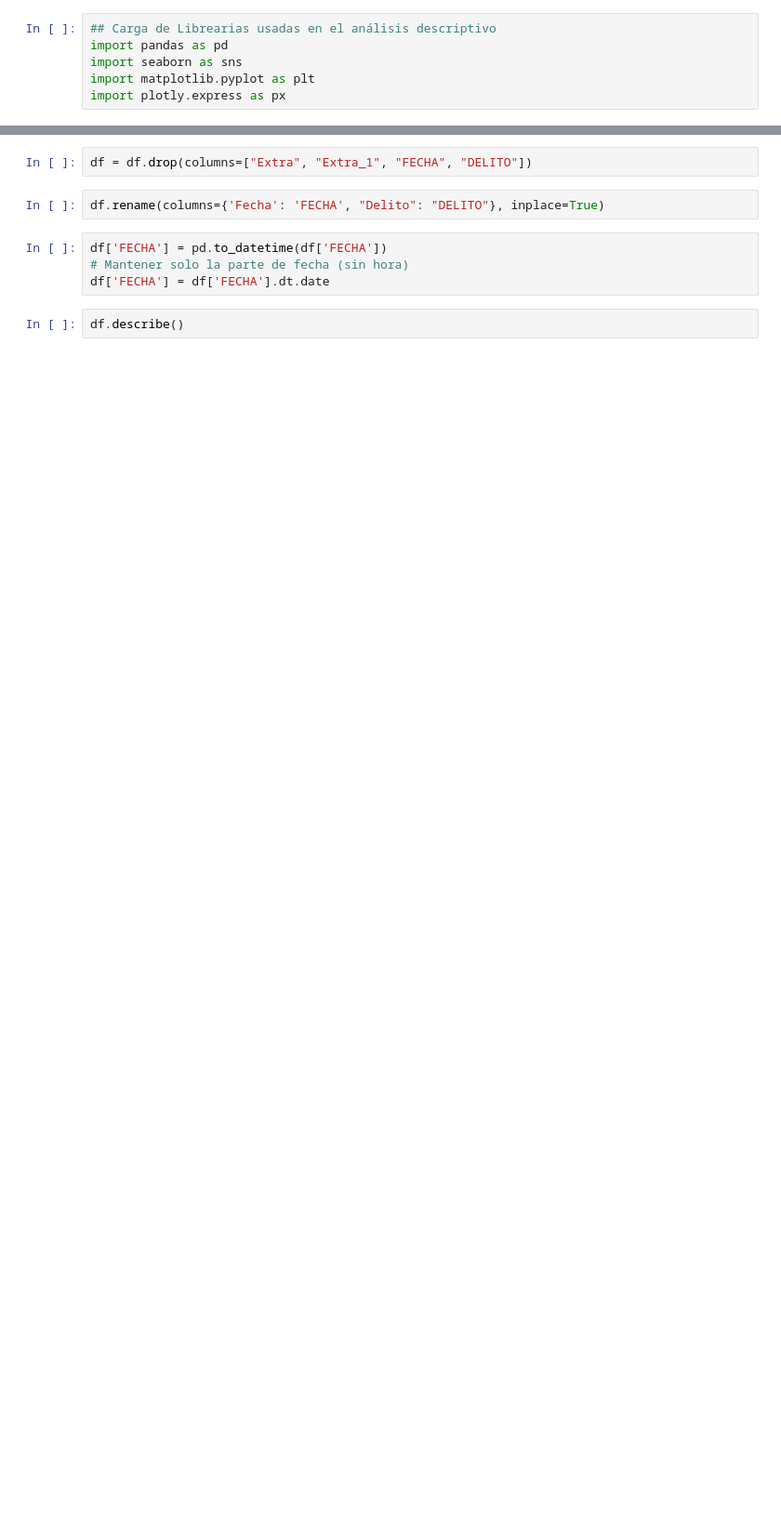
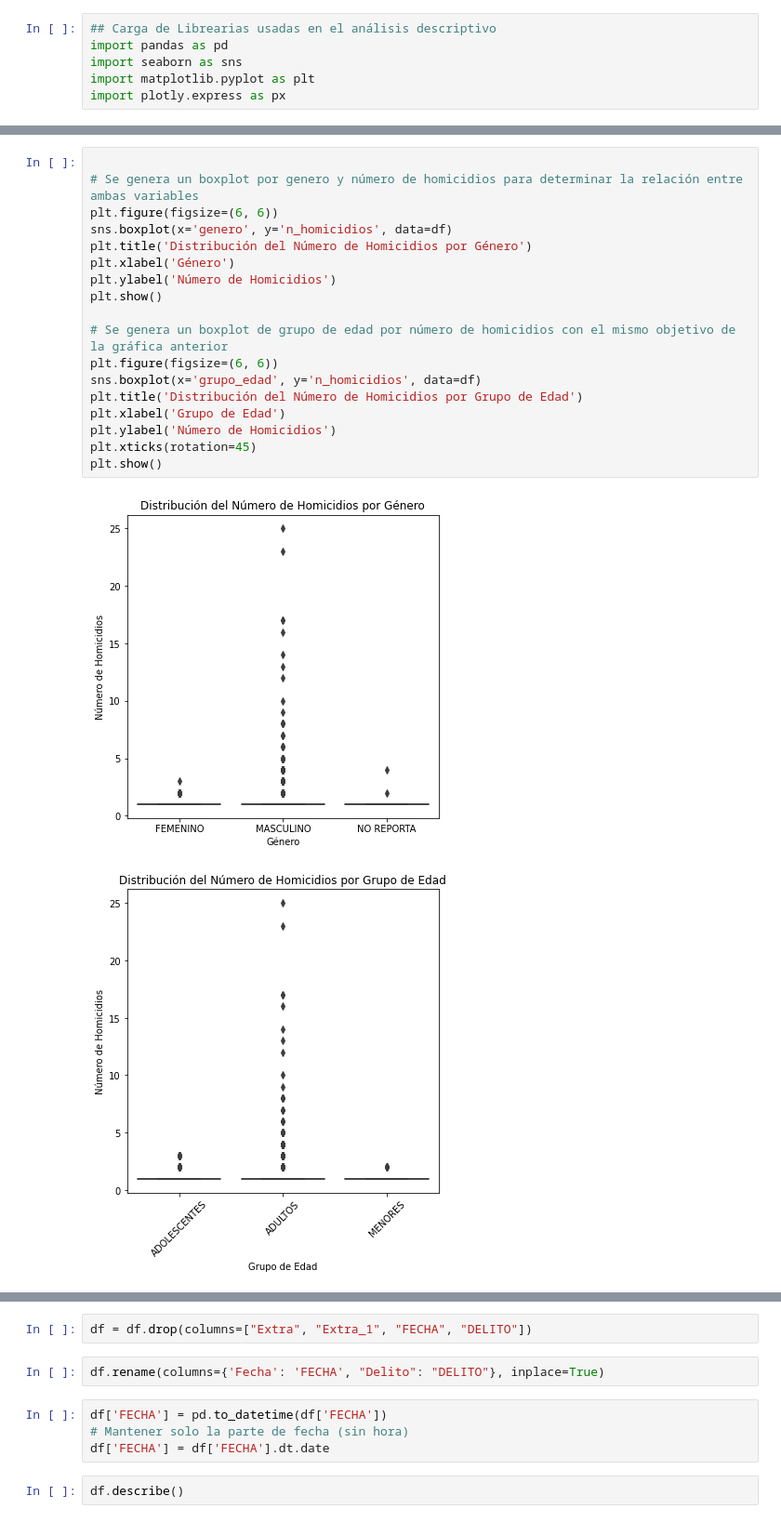
Before and after one commit to jmanjarresm/Proyecto_Final_Aprend_Sup_g17, a Jupyter notebook: Descripción_bd.ipynb, the cells around one changed output, grey strips where cells are left out. Shown at 93% size. Saved outputs shown, nothing was run; the diff lists cells and outputs as text; blank space fills up the shorter version.

```diff
--- a/Descripción_bd.ipynb
+++ b/Descripción_bd.ipynb
@@ -20,0 +68,21 @@ df[['Extra_1', 'Delito']] = df['DELITO'].str.split('.', expand=True)
+# %%
+
+# Se genera un boxplot por genero y número de homicidios para determinar la relación entre ambas variables
+plt.figure(figsize=(6, 6))
+sns.boxplot(x='genero', y='n_homicidios', data=df)
+plt.title('Distribución del Número de Homicidios por Género')
+plt.xlabel('Género')
+plt.ylabel('Número de Homicidios')
+plt.show()
+
+# Se genera un boxplot de grupo de edad por número de homicidios con el mismo objetivo de la gráfica anterior
+plt.figure(figsize=(6, 6))
+sns.boxplot(x='grupo_edad', y='n_homicidios', data=df)
+plt.title('Distribución del Número de Homicidios por Grupo de Edad')
+plt.xlabel('Grupo de Edad')
+plt.ylabel('Número de Homicidios')
+plt.xticks(rotation=45)
+plt.show()
+# %% [output]
+[figure, added]
+[figure, added]
```
Also changed, not shown: parts of 12 cells of this notebook, 1 other file.
